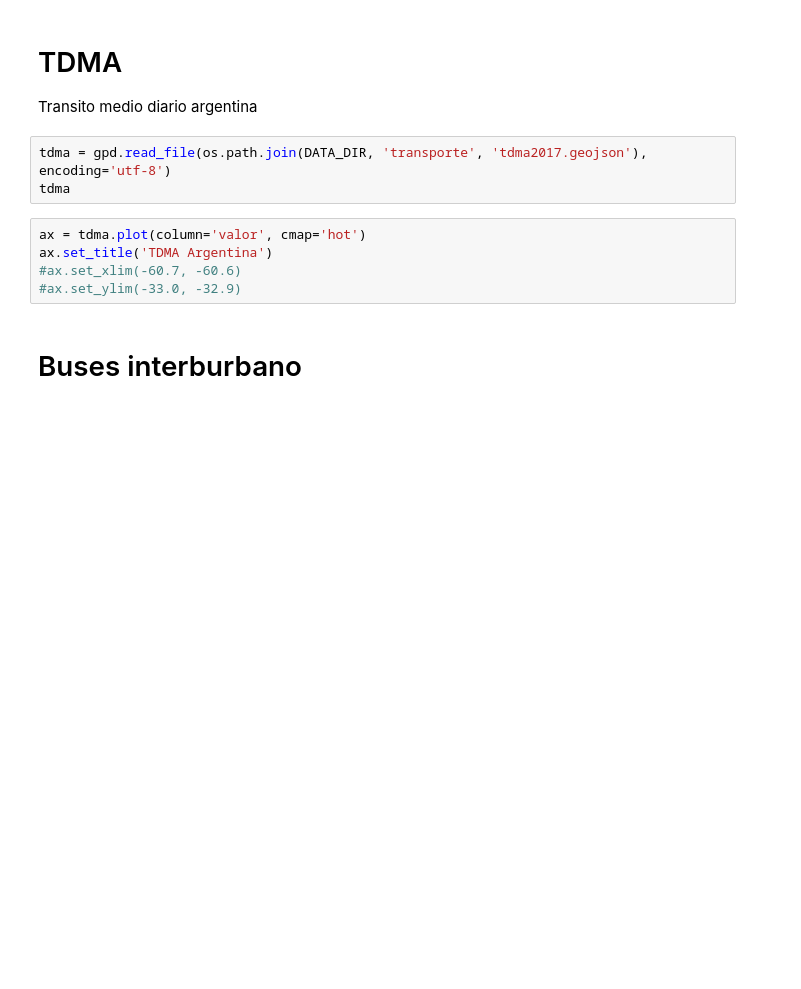
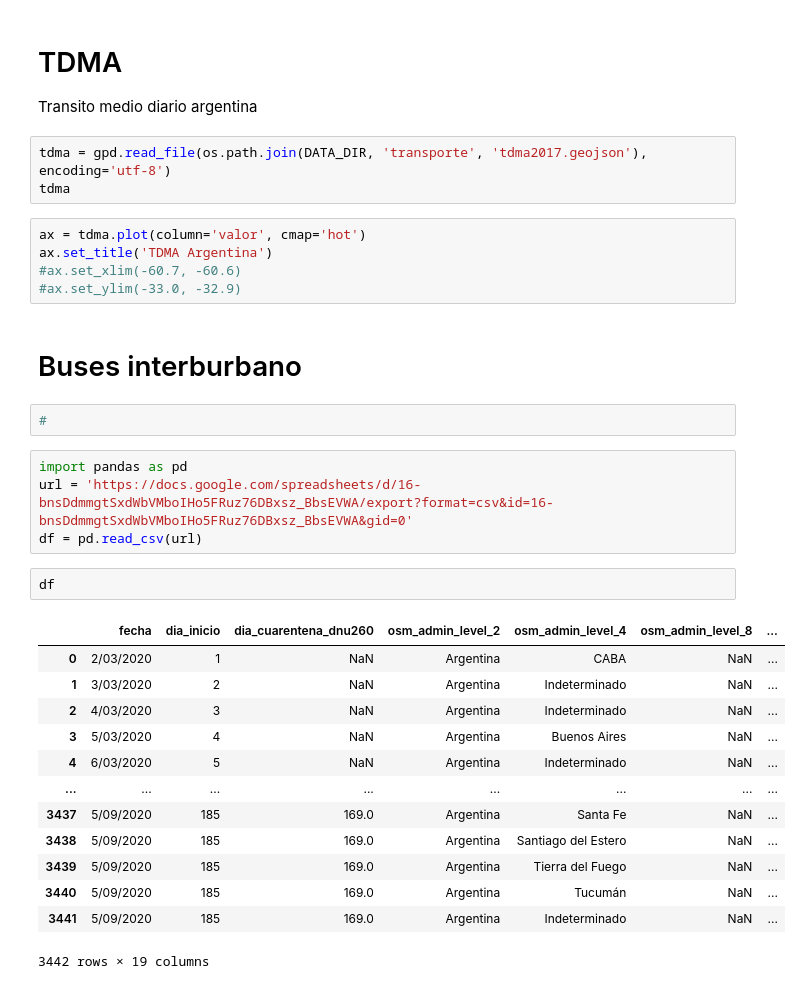
Before and after one commit to vmartinv/simulator-covid-19-argentina, a Jupyter notebook: database_experiments.ipynb, the cells around one changed output. Cells and saved outputs as stored; diff of their text form; blank space fills up the shorter version.

```diff
--- a/database_experiments.ipynb
+++ b/database_experiments.ipynb
@@ -191,3 +193,25 @@ ax.set_title('TDMA Argentina')
 #ax.set_ylim(-33.0, -32.9)
 # %% [markdown]
 # Buses interburbano
+# %%
+#
+# %%
+import pandas as pd
+url = 'https://docs.google.com/spreadsheets/d/16-bnsDdmmgtSxdWbVMboIHo5FRuz76DBxsz_BbsEVWA/export?format=csv&id=16-bnsDdmmgtSxdWbVMboIHo5FRuz76DBxsz_BbsEVWA&gid=0'
+df = pd.read_csv(url)
+# %%
+df
+# %% [output]
+|  | fecha | dia_inicio | dia_cuarentena_dnu260 | osm_admin_level_2 | osm_admin_level_4 | osm_admin_level_8 | ... |
+| 0 | 2/03/2020 | 1 | NaN | Argentina | CABA | NaN | ... |
+| 1 | 3/03/2020 | 2 | NaN | Argentina | Indeterminado | NaN | ... |
+| 2 | 4/03/2020 | 3 | NaN | Argentina | Indeterminado | NaN | ... |
+| 3 | 5/03/2020 | 4 | NaN | Argentina | Buenos Aires | NaN | ... |
+| 4 | 6/03/2020 | 5 | NaN | Argentina | Indeterminado | NaN | ... |
+| ... | ... | ... | ... | ... | ... | ... | ... |
+| 3437 | 5/09/2020 | 185 | 169.0 | Argentina | Santa Fe | NaN | ... |
+| 3438 | 5/09/2020 | 185 | 169.0 | Argentina | Santiago del Estero | NaN | ... |
+| 3439 | 5/09/2020 | 185 | 169.0 | Argentina | Tierra del Fuego | NaN | ... |
+| 3440 | 5/09/2020 | 185 | 169.0 | Argentina | Tucumán | NaN | ... |
+| 3441 | 5/09/2020 | 185 | 169.0 | Argentina | Indeterminado | NaN | ... |
+3442 rows × 19 columns
```
Also changed, not shown: parts of 1 cell of this notebook, 5 other files.
